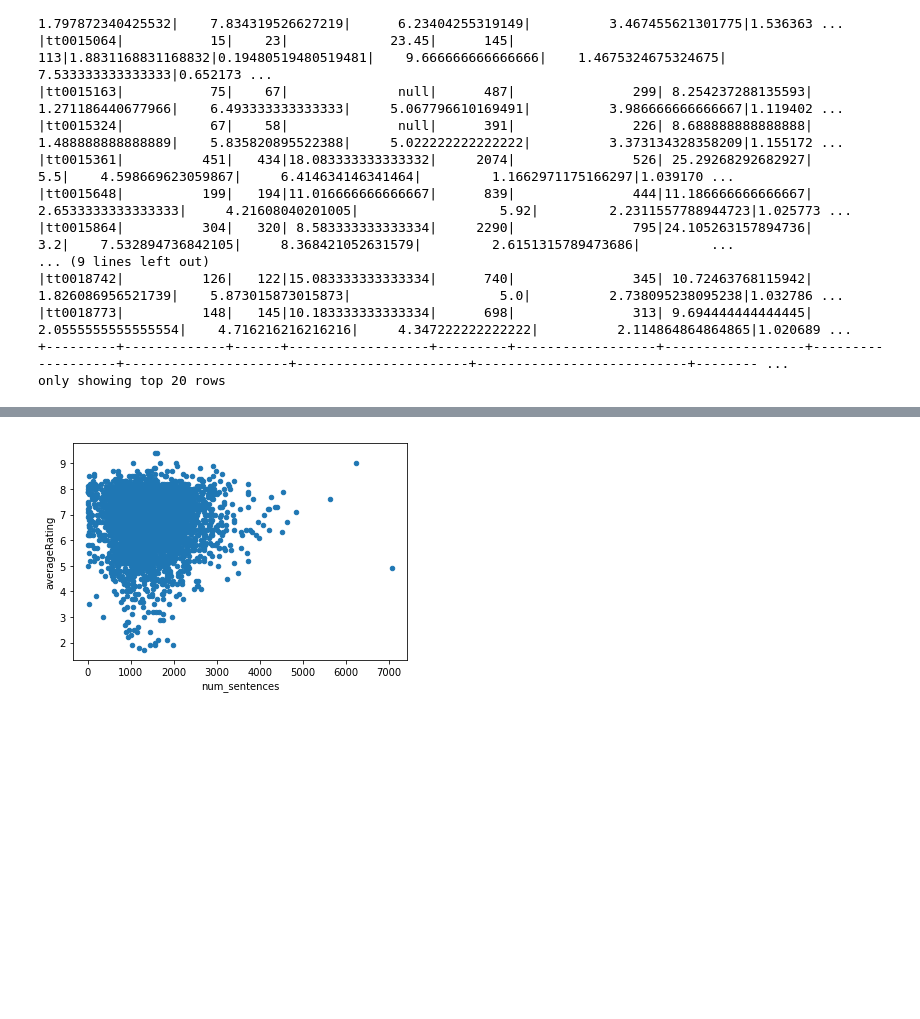
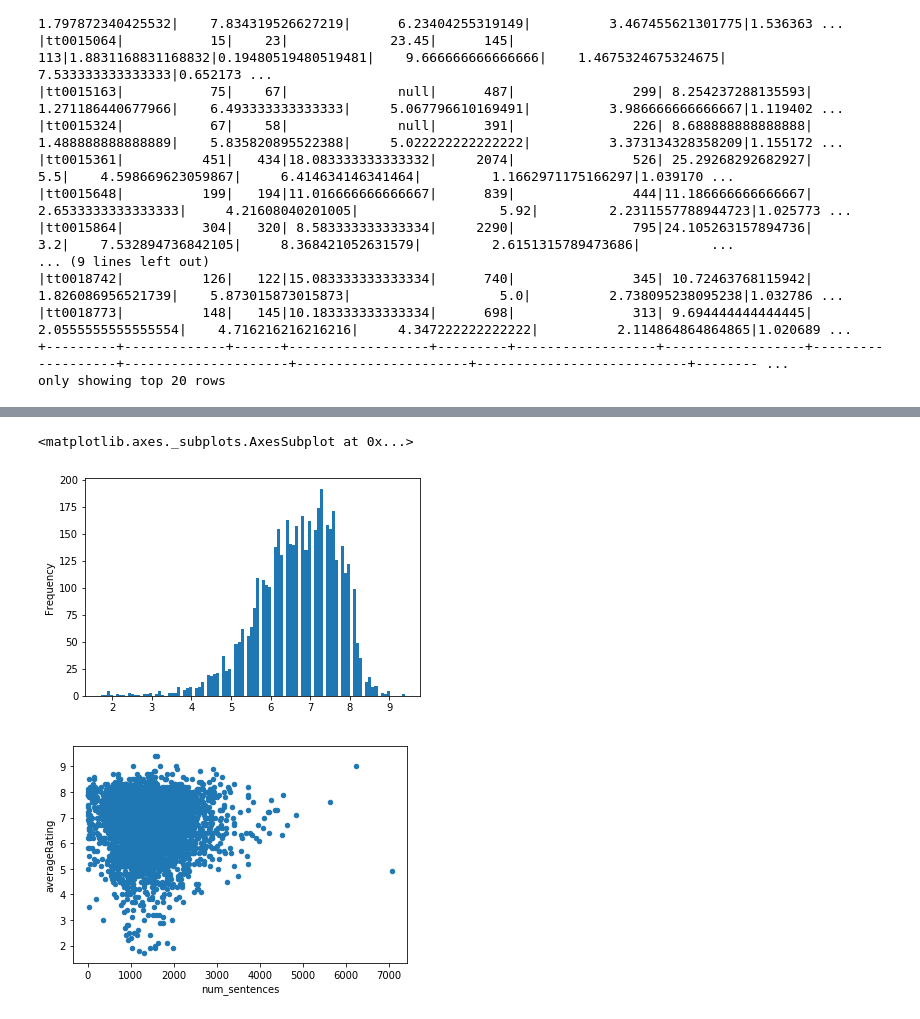
Before and after one commit to Xabitsuki/adamax, a Jupyter notebook: Notebook2.ipynb, the cells around one changed output, grey strips where cells are left out. Drawn from its saved outputs; the diff is of its cells as text; code cells hidden in the pictures; blank space fills up the shorter version.

```diff
--- a/Notebook2.ipynb
+++ b/Notebook2.ipynb
@@ -540,3 +551,8 @@ df_words_ratings_pd = df_words_ratings.toPandas()
+# %%
+df_words_ratings_pd["averageRating"].plot.hist(bins=100)
+# %% [output]
+<matplotlib.axes._subplots.AxesSubplot at 0x...>
+[figure, added]
 # %%
 ax = df_words_ratings_pd.plot.scatter("num_sentences", "averageRating")
 # %% [output]
```
Also changed, not shown: parts of 33 cells of this notebook, 7 other files.
